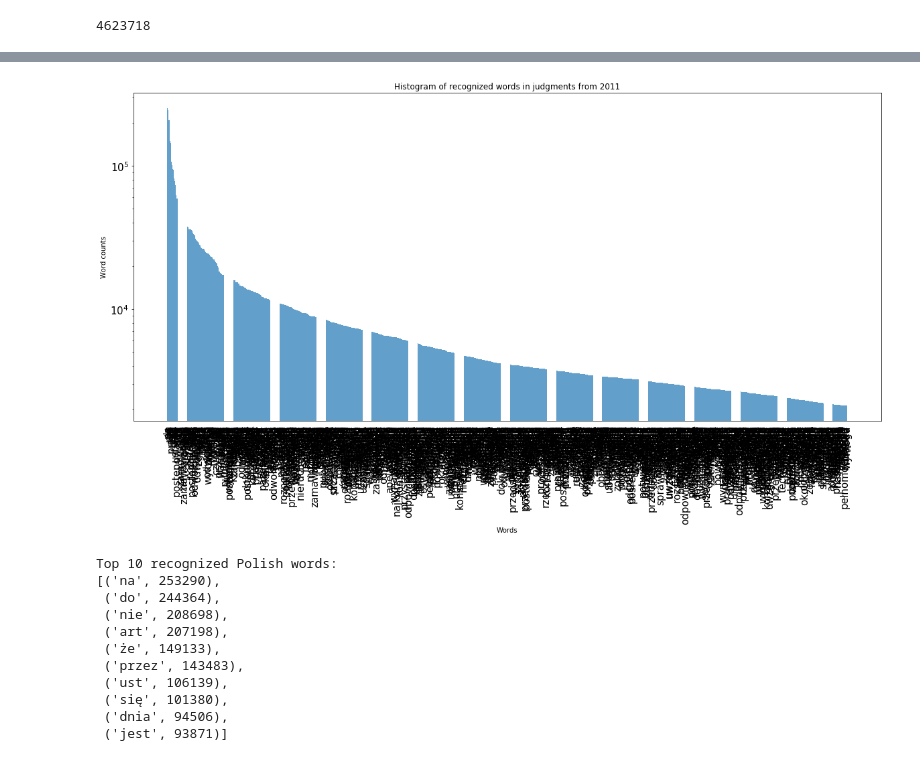
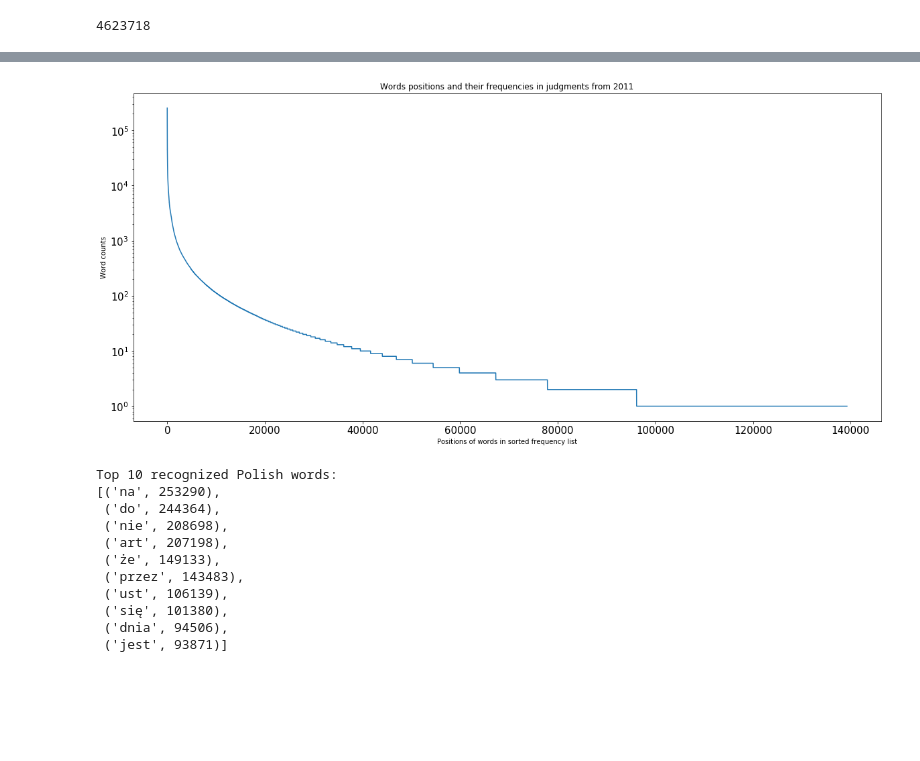
Before and after one commit to flisiewski/nlp, a Jupyter notebook: lab3/Lab3.ipynb, the cells around one changed output, grey strips where cells are left out. Drawn from its saved outputs; the diff is of its cells as text; code cells hidden in the pictures; blank space fills up the shorter version.

Commit message:
Improve plotting and fix levenshtein_family

```diff
--- a/lab3/Lab3.ipynb
+++ b/lab3/Lab3.ipynb
@@ -45,3 +46,0 @@ print(len(words_with_counts))
-# %%
-def sort_by_frequency(words, top=10):
-    return sorted(words.items(), key=lambda x: x[1], reverse=True)[:top]
@@ -50,26 +47,3 @@ reduced_words_with_counts = sort_by_frequency(words_with_counts, top=1000)
-# %%
-import matplotlib.pyplot as plt
-
-words, word_counts = zip(*reduced_words_with_counts)
-plt.bar(words, word_counts, alpha=0.7, log=True)
-plt.xlabel('Words')
-plt.ylabel('Word counts')
-plt.yscale('log')
-plt.title('Histogram of recognized words in judgments from 2011')
-
-plt.rcParams['ytick.labelsize'] = 15
-plt.rcParams["figure.figsize"] = (20, 9)
-
-plt.tick_params(
-    axis='x',
-    which='both',
-    bottom=False,
-)
-plt.xticks(rotation=90)
-
-plt.show()
-# %% [output]
-[figure, removed]
 # %%
 polish_words = {}
 not_recognized = {}
@@ -79,6 +53,48 @@ for word, counts in words_with_counts.items():
         polish_words[word] = counts
     else:
         not_recognized[word] = counts
+# %%
+def sort_by_frequency(words, top=None):
+    sorted_items = sorted(words.items(), key=lambda x: x[1], reverse=True)
+    if top:
+        return sorted_items[:top]
+    else:
+        return sorted_items
+# %%
+import matplotlib.pyplot as plt
+
+def sort_and_enumerate(words):
+    sorted_word_counts = sort_by_frequency(words)
+    _words, word_counts = zip(*sorted_word_counts)
+    return zip(*enumerate(word_counts))
+
+# all of the words
+positions, word_counts = sort_and_enumerate(words_with_counts)
+plt.plot(positions, word_counts)
+
+# # polish words
+# positions, word_counts = sort_and_enumerate(polish_words)
+# plt.plot(positions, word_counts)
+
+# # unrecognized words
+# positions, word_counts = sort_and_enumerate(not_recognized)
+# plt.plot(positions, word_counts)
+
+
+plt.xlabel('Positions of words in sorted frequency list')
+plt.ylabel('Word counts')
+plt.yscale('log')
+# plt.xscale('log')
+plt.title('Words positions and their frequencies in judgments from 2011')
+
+plt.rcParams['ytick.labelsize'] = 15
+plt.rcParams['xtick.labelsize'] = 15
+
+plt.rcParams["figure.figsize"] = (20, 9)
+
+plt.show()
+# %% [output]
+[figure, added]
 # %%
 from pprint import pprint
 print("Top 10 recognized Polish words: ")
```
Also changed, not shown: parts of 8 cells of this notebook.
